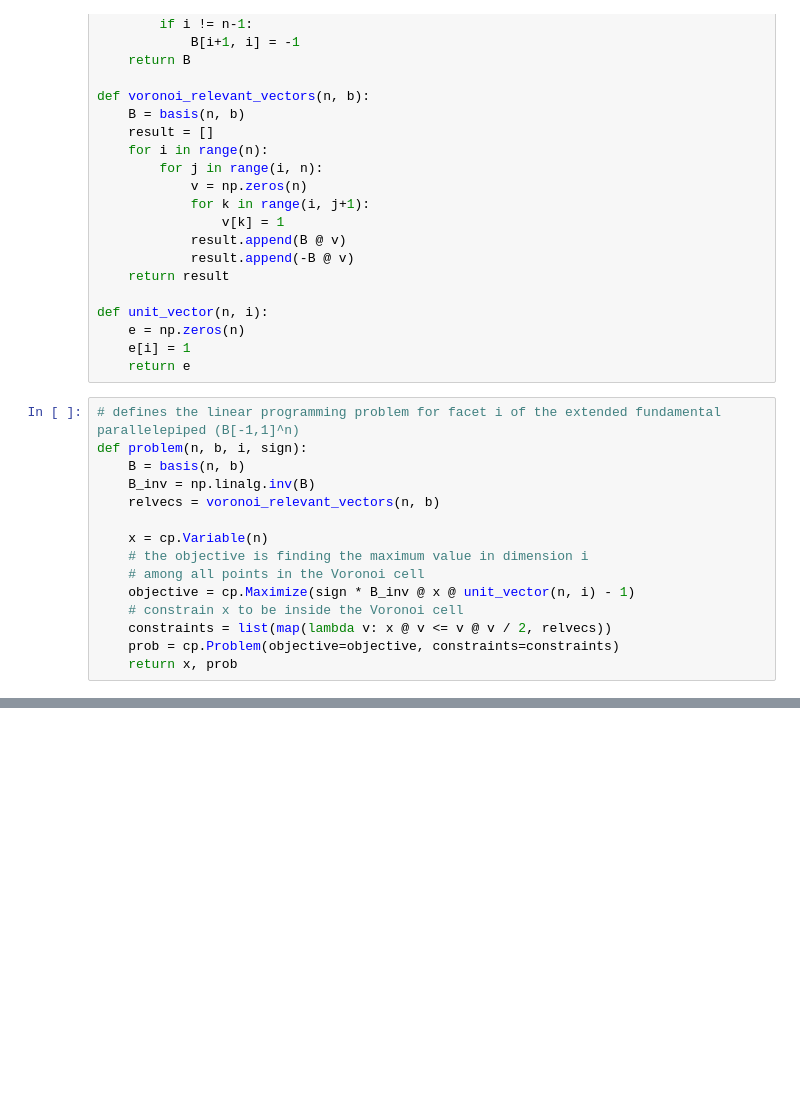
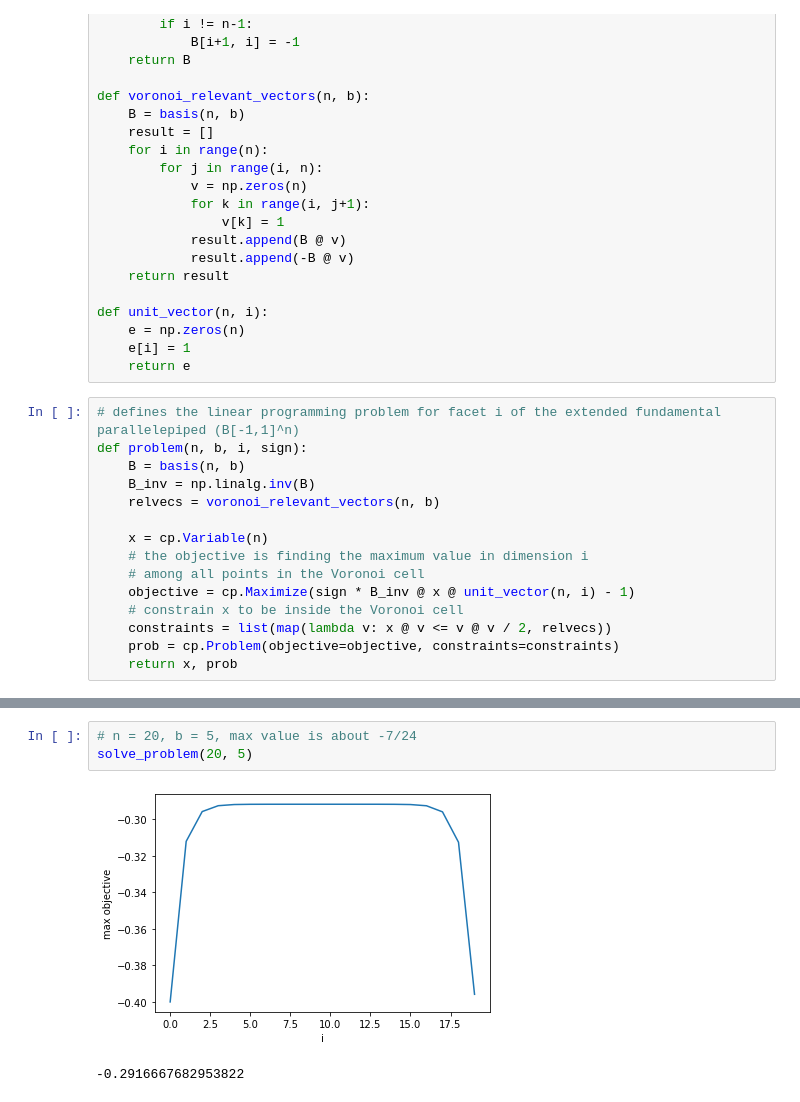
Before and after one commit to ZeframLou/gadget-lattice-cvp-notebooks, a Jupyter notebook: linear-programming.ipynb, the cells around one changed output, grey strips where cells are left out. Cells and saved outputs as stored; diff of their text form; blank space fills up the shorter version.

```diff
--- a/linear-programming.ipynb
+++ b/linear-programming.ipynb
@@ -60,0 +80,6 @@ np.max(vals)
+# %%
+# n = 20, b = 5, max value is about -7/24
+solve_problem(20, 5)
+# %% [output]
+[figure, added]
+-0.2916667682953822
```
Also changed, not shown: parts of 7 cells of this notebook.
